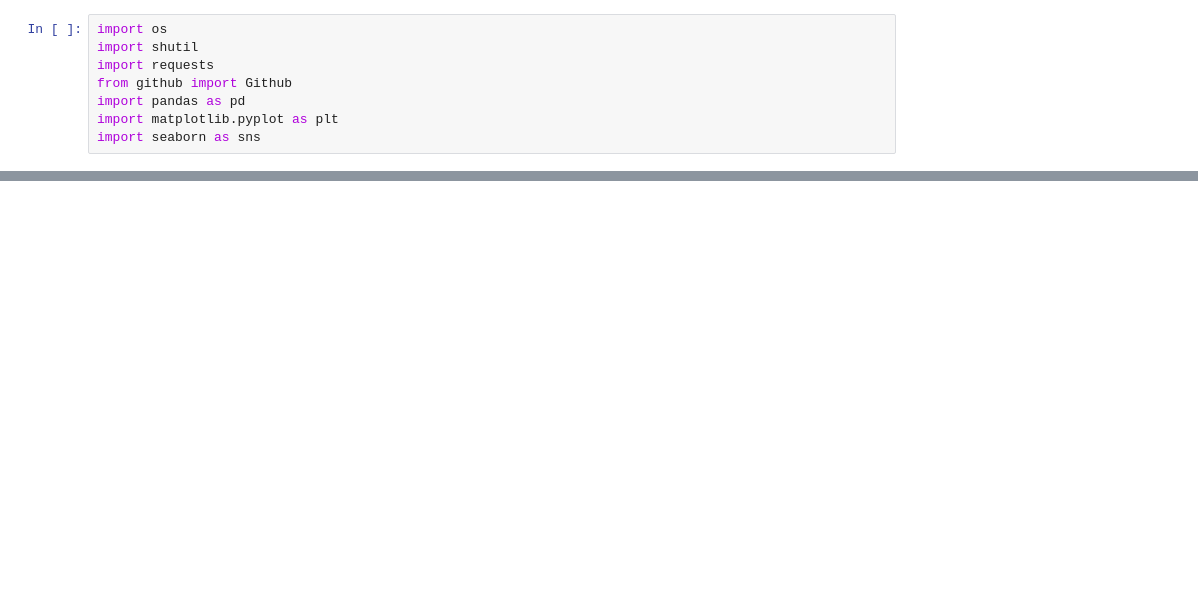
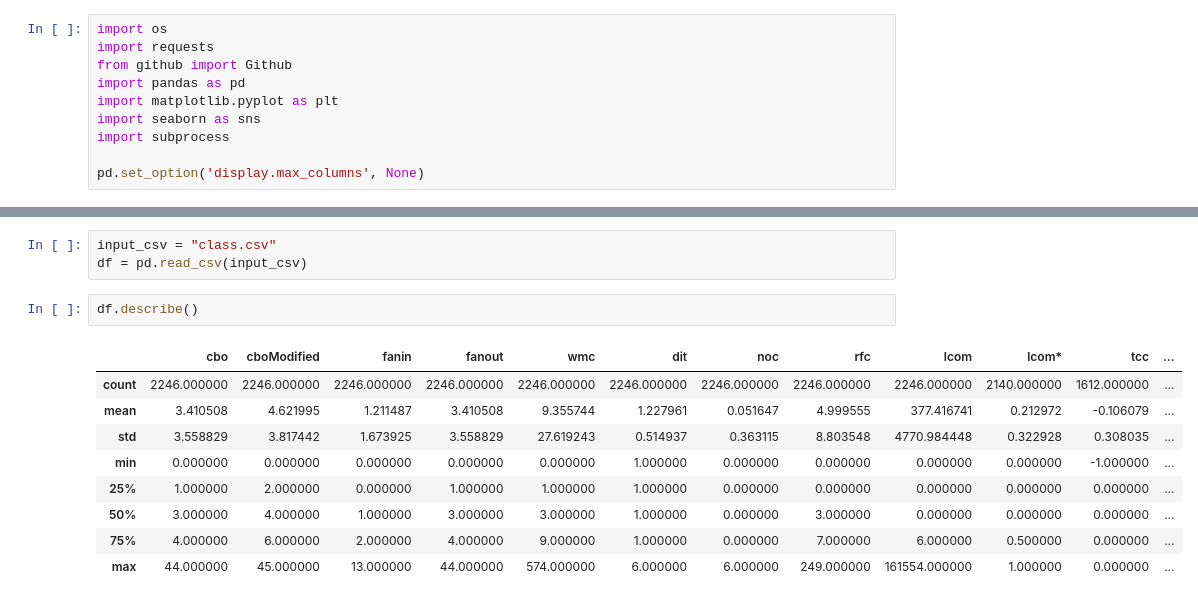
Before and after one commit to SilverDragonOfR/CodeSmell-3, a Jupyter notebook: codesmell_dataset.ipynb, the cells around one changed output, grey strips where cells are left out. Drawn from its saved outputs; the diff is of its cells as text; blank space fills up the shorter version.

```diff
--- a/codesmell_dataset.ipynb
+++ b/codesmell_dataset.ipynb
@@ -1,11 +1,13 @@
 # %%
 import os
-import shutil
 import requests
 from github import Github
 import pandas as pd
 import matplotlib.pyplot as plt
 import seaborn as sns
+import subprocess
+
+pd.set_option('display.max_columns', None)
 # %%
 GITHUB_TOKEN = "git_token"
 g = Github(GITHUB_TOKEN)
@@ -57,0 +53,15 @@ print(df.columns)
+# %%
+input_csv = "class.csv"
+df = pd.read_csv(input_csv)
+# %%
+df.describe()
+# %% [output]
+|  | cbo | cboModified | fanin | fanout | wmc | dit | noc | rfc | lcom | lcom* | tcc | ... |
+| count | 2246.000000 | 2246.000000 | 2246.000000 | 2246.000000 | 2246.000000 | 2246.000000 | 2246.000000 | 2246.000000 | 2246.000000 | 2140.000000 | 1612.000000 | ... |
+| mean | 3.410508 | 4.621995 | 1.211487 | 3.410508 | 9.355744 | 1.227961 | 0.051647 | 4.999555 | 377.416741 | 0.212972 | -0.106079 | ... |
+| std | 3.558829 | 3.817442 | 1.673925 | 3.558829 | 27.619243 | 0.514937 | 0.363115 | 8.803548 | 4770.984448 | 0.322928 | 0.308035 | ... |
+| min | 0.000000 | 0.000000 | 0.000000 | 0.000000 | 0.000000 | 1.000000 | 0.000000 | 0.000000 | 0.000000 | 0.000000 | -1.000000 | ... |
+| 25% | 1.000000 | 2.000000 | 0.000000 | 1.000000 | 1.000000 | 1.000000 | 0.000000 | 0.000000 | 0.000000 | 0.000000 | 0.000000 | ... |
+| 50% | 3.000000 | 4.000000 | 1.000000 | 3.000000 | 3.000000 | 1.000000 | 0.000000 | 3.000000 | 0.000000 | 0.000000 | 0.000000 | ... |
+| 75% | 4.000000 | 6.000000 | 2.000000 | 4.000000 | 9.000000 | 1.000000 | 0.000000 | 7.000000 | 6.000000 | 0.500000 | 0.000000 | ... |
+| max | 44.000000 | 45.000000 | 13.000000 | 44.000000 | 574.000000 | 6.000000 | 6.000000 | 249.000000 | 161554.000000 | 1.000000 | 0.000000 | ... |
```
Also changed, not shown: parts of 23 cells of this notebook, 42 other files.
